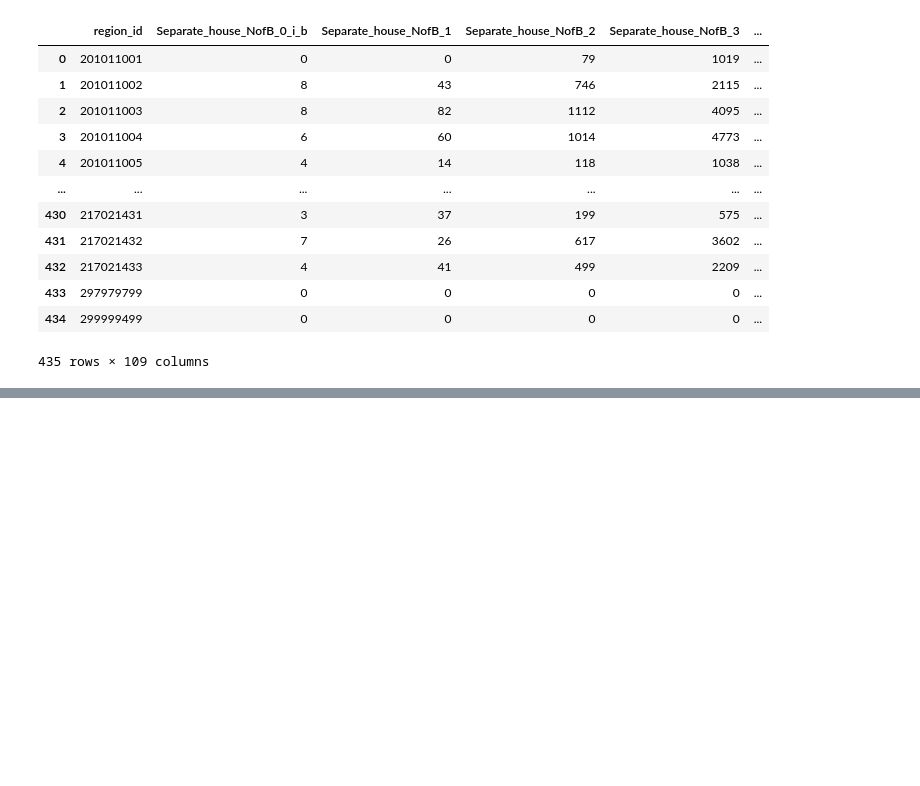
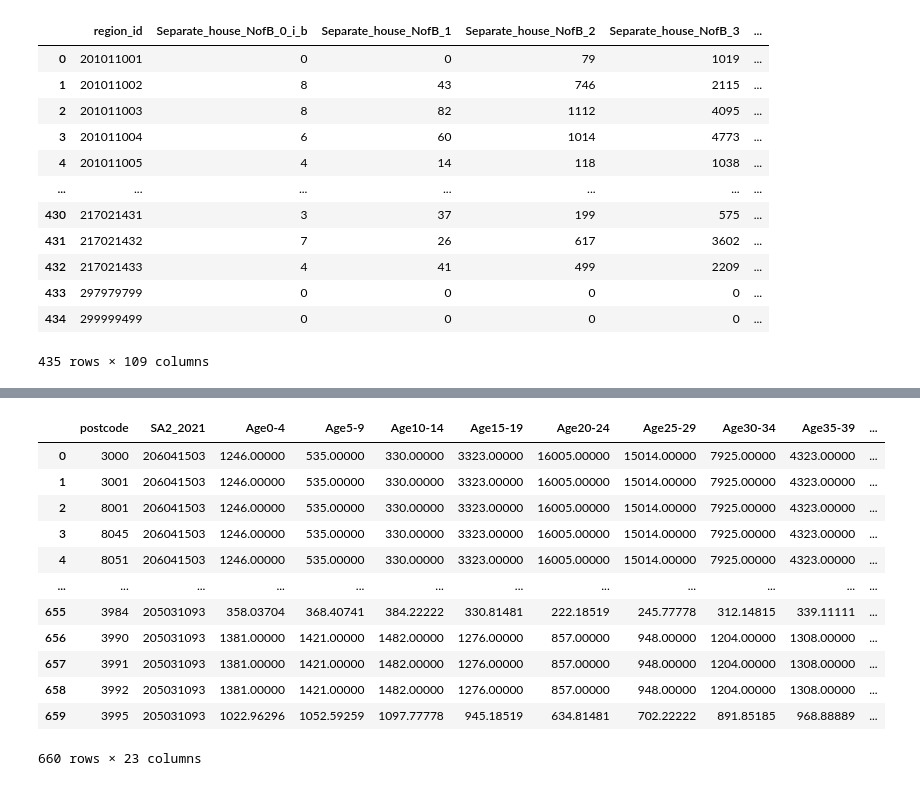
Before and after one commit to MAST30034-Applied-Data-Science/generic-real-estate-consulting-project-group-46, a Jupyter notebook: notebooks/ranking.ipynb, the cells around one changed output, grey strips where cells are left out. Drawn from its saved outputs; the diff is of its cells as text; code cells hidden in the pictures; blank space fills up the shorter version.

```diff
--- a/notebooks/未命名.ipynb
+++ b/notebooks/ranking.ipynb
@@ -211,3 +200,21 @@ for code in df.region_id:
     beds_2011[code] = round(avg_beds,5)
 # %%
 df_bed_2011 = pd.DataFrame(beds_2011.items(), columns=['SA2_2016', 'avg_beds_2011'])
+# %%
+sa2 = SA2[['postcode','SA2_MAINCODE_2016','SA2_CODE_2021']]
+sa2 = sa2.rename({'SA2_MAINCODE_2016': 'SA2_2016', 'SA2_CODE_2021': 'SA2_2021'}, axis=1)
+df_b_final = sa2.merge(df_bed_2021, on = 'SA2_2021')
+df_b_final = df_b_final.merge(df_bed_2016, on = 'SA2_2016')
+df_b_final = df_b_final.merge(df_bed_2011, on = 'SA2_2016')
+# %%
+df_b_final['bed_rate'] = 0
+for postcode in df_b_final.postcode:
+    b2011 = df_b_final.loc[df_b_final['postcode'] == postcode, 'avg_beds_2011'].values[0]
+    b2016 = df_b_final.loc[df_b_final['postcode'] == postcode, 'avg_beds_2016'].values[0]
+    b2021 = df_b_final.loc[df_b_final['postcode'] == postcode, 'avg_beds_2021'].values[0]
+
+    bed_rate = ((b2016 - b2011) + (b2021 - b2016))/2
+
+    df_b_final.loc[df_b_final['postcode'] == postcode, 'bed_rate'] = bed_rate
+
+df_b_final = df_b_final.drop(['avg_beds_2021','avg_beds_2016','avg_beds_2011'],axis=1)
@@ -213,0 +264,5 @@ df_bed_2011 = pd.DataFrame(beds_2011.items(), columns=['SA2_2016', 'avg_beds_201
+# %%
+df_pp_2022 = df_b_final.merge(pp_2022, on = 'SA2_2016')
+df_pp_2022 = df_pp_2022.drop(['SA2_2016','Unnamed: 0','YEAR','SA2_NAME','SEX','rate','age_max','bed_rate'],axis=1)
+df_pp_2025 = df_b_final.merge(pp_2025, on = 'SA2_2016')
+df_pp_2025 = df_pp_2025.drop(['SA2_2016','Unnamed: 0','YEAR','SA2_NAME','SEX','rate','age_max','bed_rate'],axis=1)
@@ -213,0 +282,24 @@ df_bed_2011 = pd.DataFrame(beds_2011.items(), columns=['SA2_2016', 'avg_beds_201
+# %%
+df_pp_2022['total_age'] = 0
+df_age_2022 = df_pp_2022.iloc[:,2:20]
+for i in range(len(df_age_2022.columns)):
+    low = int(re.findall(r'[0-9]+', df_age_2022.columns[i])[0])
+    avg = (low + 2)
+    df_pp_2022['total_age'] = df_pp_2022['total_age'] + avg * df_age_2022.iloc[:,i]
+df_pp_2022['avg_age'] = df_pp_2022['total_age']/df_pp_2022['Total']
+# %%
+df_pp_2022
+# %% [output]
+|  | postcode | SA2_2021 | Age0-4 | Age5-9 | Age10-14 | Age15-19 | Age20-24 | Age25-29 | Age30-34 | Age35-39 | ... |
+| 0 | 3000 | 206041503 | 1246.00000 | 535.00000 | 330.00000 | 3323.00000 | 16005.00000 | 15014.00000 | 7925.00000 | 4323.00000 | ... |
+| 1 | 3001 | 206041503 | 1246.00000 | 535.00000 | 330.00000 | 3323.00000 | 16005.00000 | 15014.00000 | 7925.00000 | 4323.00000 | ... |
+| 2 | 8001 | 206041503 | 1246.00000 | 535.00000 | 330.00000 | 3323.00000 | 16005.00000 | 15014.00000 | 7925.00000 | 4323.00000 | ... |
+| 3 | 8045 | 206041503 | 1246.00000 | 535.00000 | 330.00000 | 3323.00000 | 16005.00000 | 15014.00000 | 7925.00000 | 4323.00000 | ... |
+| 4 | 8051 | 206041503 | 1246.00000 | 535.00000 | 330.00000 | 3323.00000 | 16005.00000 | 15014.00000 | 7925.00000 | 4323.00000 | ... |
+| ... | ... | ... | ... | ... | ... | ... | ... | ... | ... | ... | ... |
+| 655 | 3984 | 205031093 | 358.03704 | 368.40741 | 384.22222 | 330.81481 | 222.18519 | 245.77778 | 312.14815 | 339.11111 | ... |
+| 656 | 3990 | 205031093 | 1381.00000 | 1421.00000 | 1482.00000 | 1276.00000 | 857.00000 | 948.00000 | 1204.00000 | 1308.00000 | ... |
+| 657 | 3991 | 205031093 | 1381.00000 | 1421.00000 | 1482.00000 | 1276.00000 | 857.00000 | 948.00000 | 1204.00000 | 1308.00000 | ... |
+| 658 | 3992 | 205031093 | 1381.00000 | 1421.00000 | 1482.00000 | 1276.00000 | 857.00000 | 948.00000 | 1204.00000 | 1308.00000 | ... |
+| 659 | 3995 | 205031093 | 1022.96296 | 1052.59259 | 1097.77778 | 945.18519 | 634.81481 | 702.22222 | 891.85185 | 968.88889 | ... |
+660 rows × 23 columns
```
Also changed, not shown: parts of 42 cells of this notebook.
